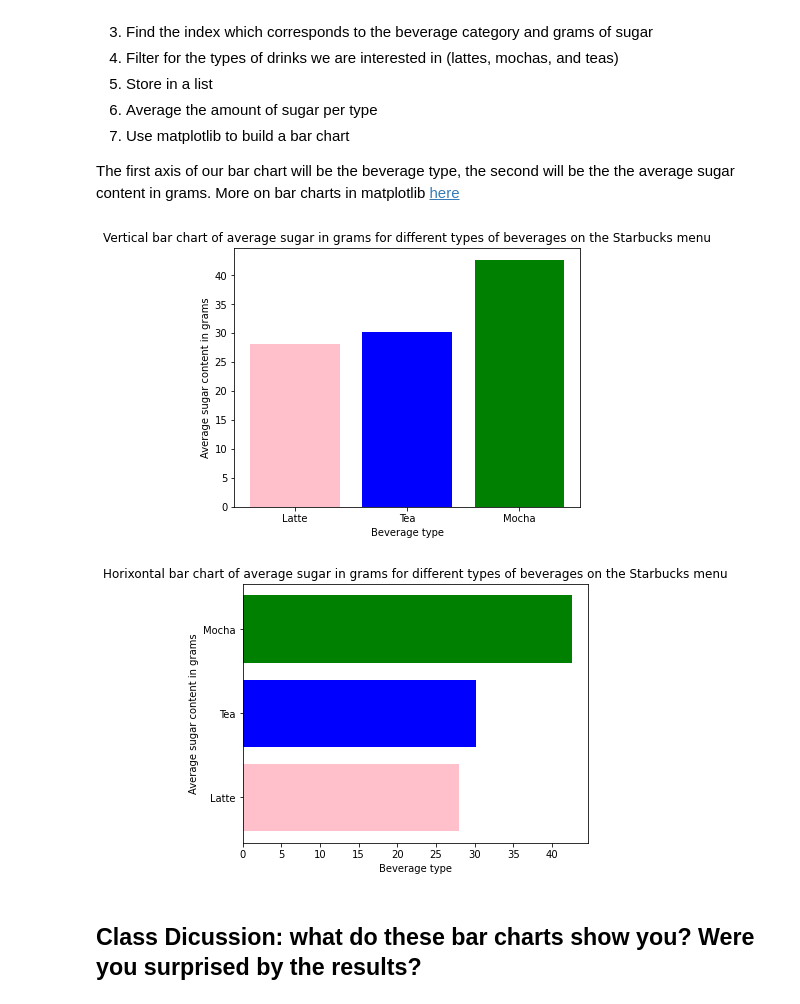
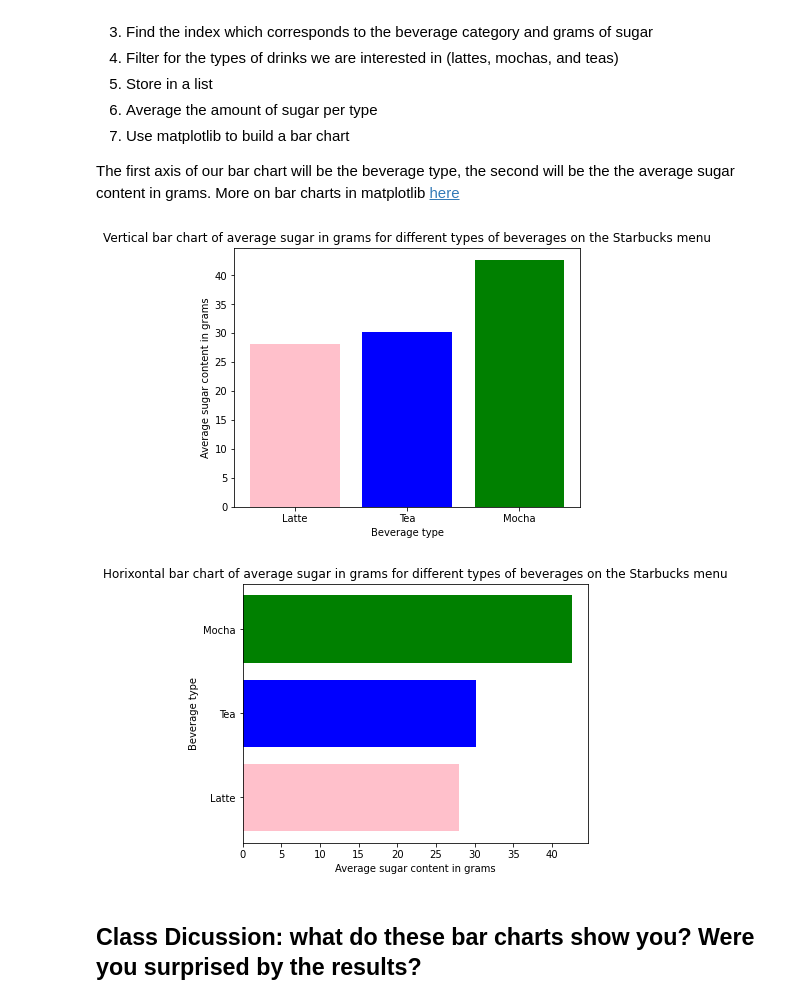
Before and after one commit to Make-School-Courses/QL-1.1-Quantitative-Reasoning, a Jupyter notebook: Notebooks/visualizations/visualizations_in_data.ipynb, the cells around one changed output. Cells and saved outputs as stored; diff of their text form; code cells hidden in the pictures.

Commit message:
fixed typos and small bugs in visualization notebook.

```diff
--- a/Notebooks/visualizations/visualizations_in_data.ipynb
+++ b/Notebooks/visualizations/visualizations_in_data.ipynb
@@ -17,5 +17,5 @@ with open('starbucks_drinkMenu_expanded.csv') as csvfile: #open the file
     #creates a csv reader object which stores the lines of the files in lists and lets us iterate over them
     drinksreader = csv.reader(csvfile)
     headers = next(drinksreader, None) #skip over the headers
-    for row in drinksreader:
-        print(row)#take a look at what is being printed out
+#     for row in drinksreader:
+#         print(row)#take a look at what is being printed out
@@ -84,7 +66,7 @@ with open('starbucks_drinkMenu_expanded.csv') as csvfile: #open the file
             sugar_in_mochas.append(float(sugar_grams))
 
 
-    beverage_categories = ["Latte", 'Tea', 'Mocha']
+    beverage_categories = ['Latte', 'Tea', 'Mocha']
     #average the sugar content
     average_sugar_in_lattes = np.mean(sugar_in_lattes)
     average_sugar_in_teas = np.mean(sugar_in_teas)
@@ -98,38 +80,38 @@ with open('starbucks_drinkMenu_expanded.csv') as csvfile: #open the file
 
     #Create the bar chart using the bar() method
     #The color argument lets us specify a list of colors for each of the bars
-    vertical_bar_chart_axes.bar(beverage_categories, average_sugars, color=["pink", "blue", "green"])
+    vertical_bar_chart_axes.bar(beverage_categories,average_sugars, color=["pink", "blue", "green"])
 
     #Let's customize our chart!
 
     #Give it a title
     vertical_bar_chart_axes.set_title('Vertical bar chart of average sugar in grams for different types of beverages on the Starbucks menu')
 
     #Always label your axis or no one will be able to understand what the chart is showing
     vertical_bar_chart_axes.set_ylabel('Average sugar content in grams')
     vertical_bar_chart_axes.set_xlabel('Beverage type')
 
     #How would we create a horizontal bar chart? Use the barh() method!
 
     horizontal_bar_chart_figure = plt.figure() #The outer container
     horizontal_bar_chart_axes = horizontal_bar_chart_figure.add_axes([0.1, 0.2, 0.8, 0.9]) #The actual chart inside the figure
     #For more explanation: https://heartbeat.fritz.ai/introduction-to-matplotlib-data-visualization-in-python-d9143287ae39
 
     #Create the bar chart using the barh() method
     #The color argument lets us specify a list of colors for each of the bars
     horizontal_bar_chart_axes.barh(beverage_categories, average_sugars, color=["pink", "blue", "green"])
 
     #Let's customize our chart!
 
     #Give it a title
     horizontal_bar_chart_axes.set_title('Horixontal bar chart of average sugar in grams for different types of beverages on the Starbucks menu')
 
     #Always label your axis or no one will be able to understand what the chart is showing
-    horizontal_bar_chart_axes.set_ylabel('Average sugar content in grams')
-    horizontal_bar_chart_axes.set_xlabel('Beverage type')
+    horizontal_bar_chart_axes.set_ylabel('Beverage type')
+    horizontal_bar_chart_axes.set_xlabel('Average sugar content in grams')
 # %% [output]
 [figure]
-[figure, old version]
+[figure, new version]
 # %% [markdown]
 ## Class Dicussion: what do these bar charts show you? Were you surprised by the results?
 # %% [markdown]
```
Also changed, not shown: parts of 4 cells of this notebook, 1 other file.
